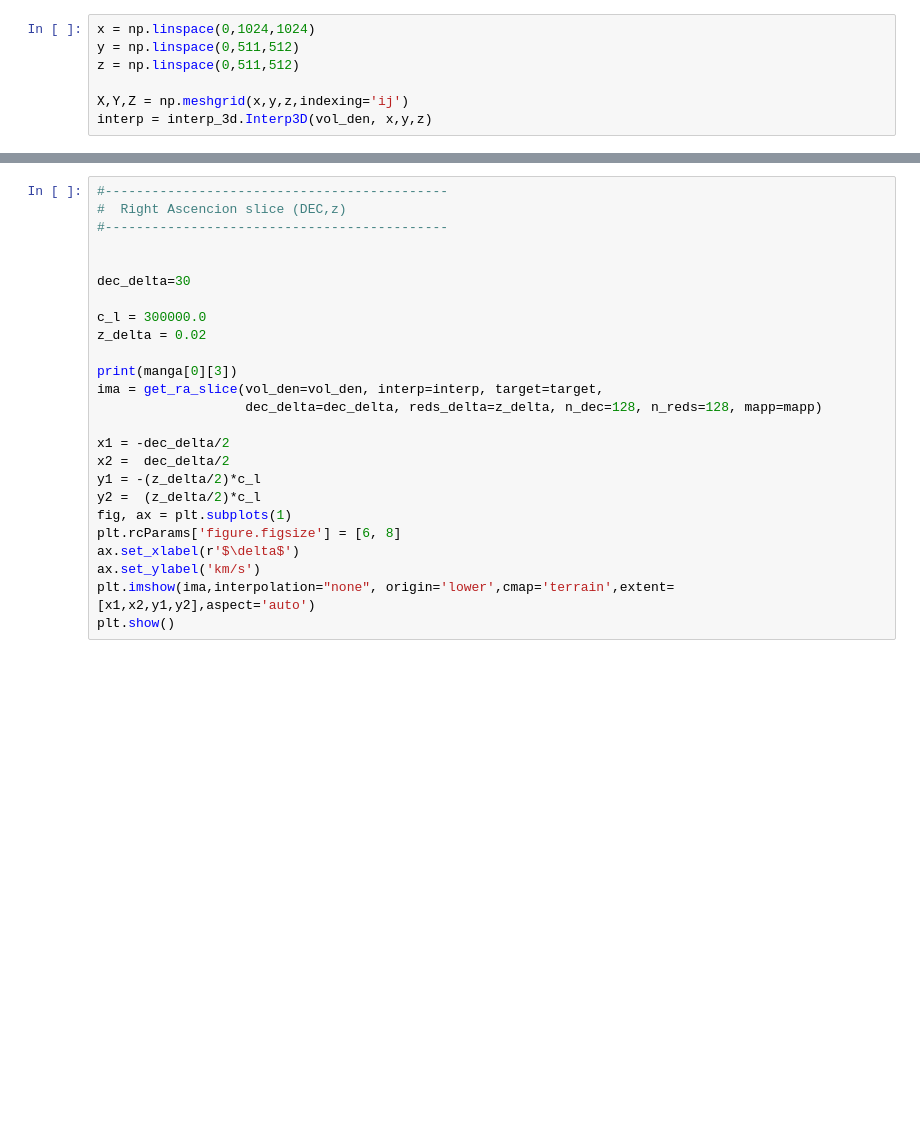
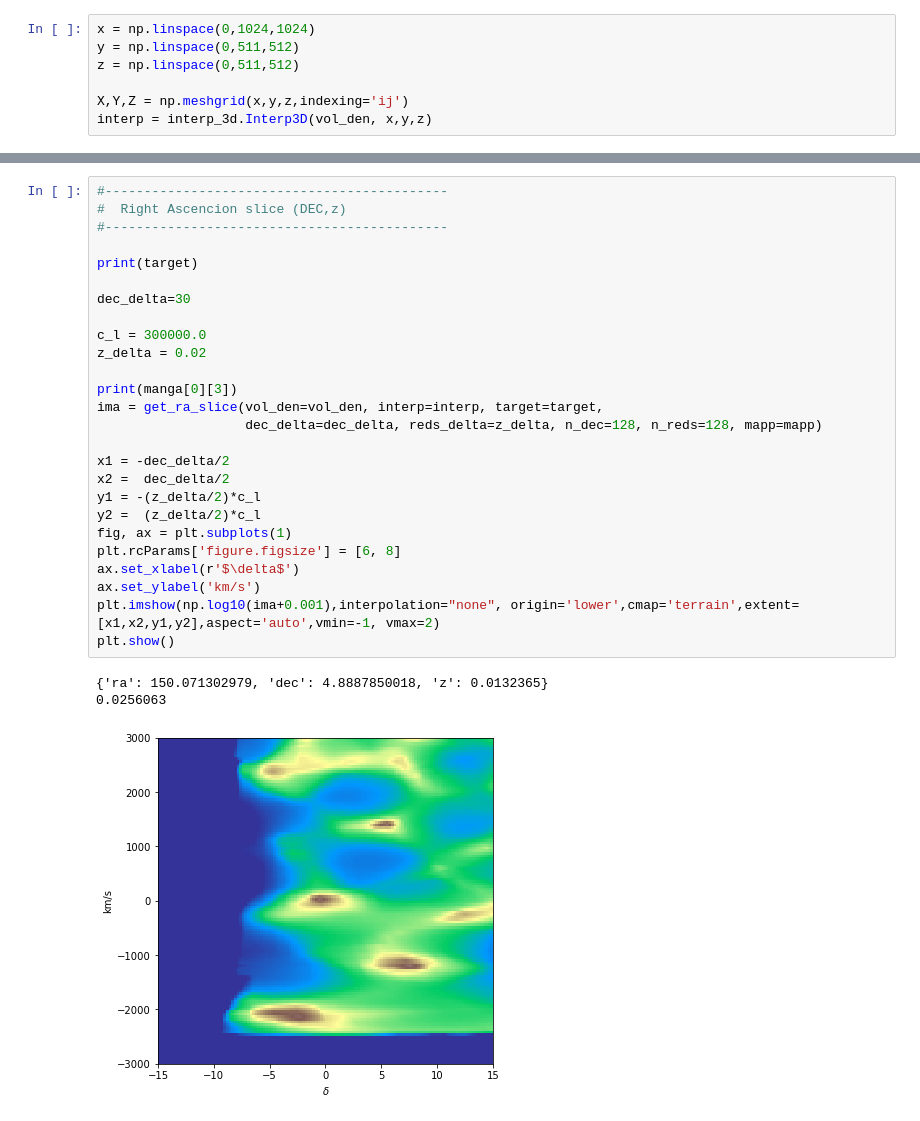
Before and after one commit to miguel-aragon/SDSS_density_explorer, a Jupyter notebook: MANGA-00_explore.ipynb, the cells around one changed output, grey strips where cells are left out. Drawn from its saved outputs; the diff is of its cells as text; blank space fills up the shorter version.

```diff
--- a/MANGA-00_explore.ipynb
+++ b/MANGA-00_explore.ipynb
@@ -136,28 +114,33 @@ plt.show()
 # %%
 #--------------------------------------------
 #  Right Ascencion slice (DEC,z)
 #--------------------------------------------
 
+print(target)
 
 dec_delta=30
 
 c_l = 300000.0
 z_delta = 0.02
 
 print(manga[0][3])
 ima = get_ra_slice(vol_den=vol_den, interp=interp, target=target,
                    dec_delta=dec_delta, reds_delta=z_delta, n_dec=128, n_reds=128, mapp=mapp)
 
 x1 = -dec_delta/2
 x2 =  dec_delta/2
 y1 = -(z_delta/2)*c_l
 y2 =  (z_delta/2)*c_l
 fig, ax = plt.subplots(1)
 plt.rcParams['figure.figsize'] = [6, 8]
 ax.set_xlabel(r'$\delta$')
 ax.set_ylabel('km/s')
-plt.imshow(ima,interpolation="none", origin='lower',cmap='terrain',extent=[x1,x2,y1,y2],aspect='auto')
+plt.imshow(np.log10(ima+0.001),interpolation="none", origin='lower',cmap='terrain',extent=[x1,x2,y1,y2],aspect='auto',vmin=-1, vmax=2)
 plt.show()
+# %% [output]
+{'ra': 150.071302979, 'dec': 4.8887850018, 'z': 0.0132365}
+0.0256063
+[figure, added]
 # %%
 #--------------------------------------------
 #  Declination slice (RA,z)
```
Also changed, not shown: parts of 13 cells of this notebook, 1 other file.
